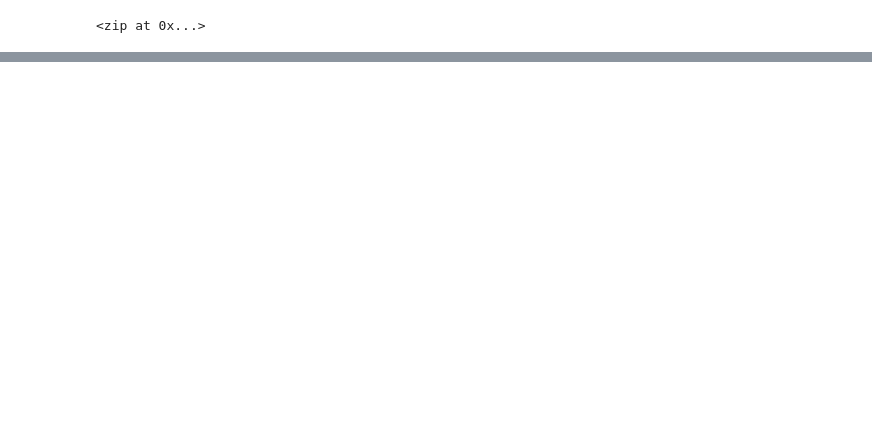
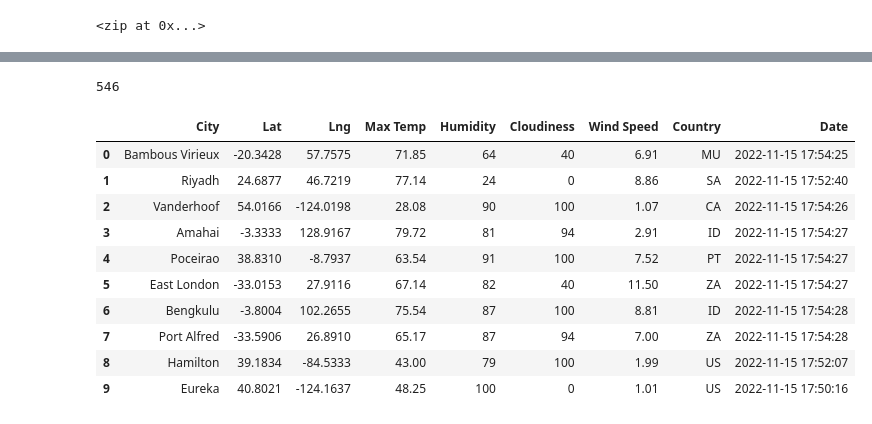
Before and after one commit to shrouqalulaime/World_Weather_Analysis, a Jupyter notebook: WeatherPy.ipynb, the cells around one changed output, grey strips where cells are left out. Drawn from its saved outputs; the diff is of its cells as text; code cells hidden in the pictures; blank space fills up the shorter version.

Commit message:
modify gitignore and weatherPy files

```diff
--- a/WeatherPy.ipynb
+++ b/WeatherPy.ipynb
@@ -27,0 +36,13 @@ len(cities)
+# %%
+# Starting URL for Weather Map API Call.
+url = "http://api.openweathermap.org/data/2.5/weather?units=Imperial&APPID=" + weather_api_key
+# %%
+# Create an empty list to hold the weather data.
+city_data = []
+# Print the beginning of the logging.
+print("Beginning Data Retrieval     ")
+print("-----------------------------")
+
+# Create counters.
+record_count = 1
+set_count = 1
@@ -27,0 +122,20 @@ len(cities)
+# %%
+len(city_data)
+# %% [output]
+546
+# %%
+# Convert the array of dictionaries to a Pandas DataFrame.
+city_data_df = pd.DataFrame(city_data)
+city_data_df.head(10)
+# %% [output]
+|  | City | Lat | Lng | Max Temp | Humidity | Cloudiness | Wind Speed | Country | Date |
+| 0 | Bambous Virieux | -20.3428 | 57.7575 | 71.85 | 64 | 40 | 6.91 | MU | 2022-11-15 17:54:25 |
+| 1 | Riyadh | 24.6877 | 46.7219 | 77.14 | 24 | 0 | 8.86 | SA | 2022-11-15 17:52:40 |
+| 2 | Vanderhoof | 54.0166 | -124.0198 | 28.08 | 90 | 100 | 1.07 | CA | 2022-11-15 17:54:26 |
+| 3 | Amahai | -3.3333 | 128.9167 | 79.72 | 81 | 94 | 2.91 | ID | 2022-11-15 17:54:27 |
+| 4 | Poceirao | 38.8310 | -8.7937 | 63.54 | 91 | 100 | 7.52 | PT | 2022-11-15 17:54:27 |
+| 5 | East London | -33.0153 | 27.9116 | 67.14 | 82 | 40 | 11.50 | ZA | 2022-11-15 17:54:27 |
+| 6 | Bengkulu | -3.8004 | 102.2655 | 75.54 | 87 | 100 | 8.81 | ID | 2022-11-15 17:54:28 |
+| 7 | Port Alfred | -33.5906 | 26.8910 | 65.17 | 87 | 94 | 7.00 | ZA | 2022-11-15 17:54:28 |
+| 8 | Hamilton | 39.1834 | -84.5333 | 43.00 | 79 | 100 | 1.99 | US | 2022-11-15 17:52:07 |
+| 9 | Eureka | 40.8021 | -124.1637 | 48.25 | 100 | 0 | 1.01 | US | 2022-11-15 17:50:16 |
```
Also changed, not shown: parts of 6 cells of this notebook, 3 other files.
